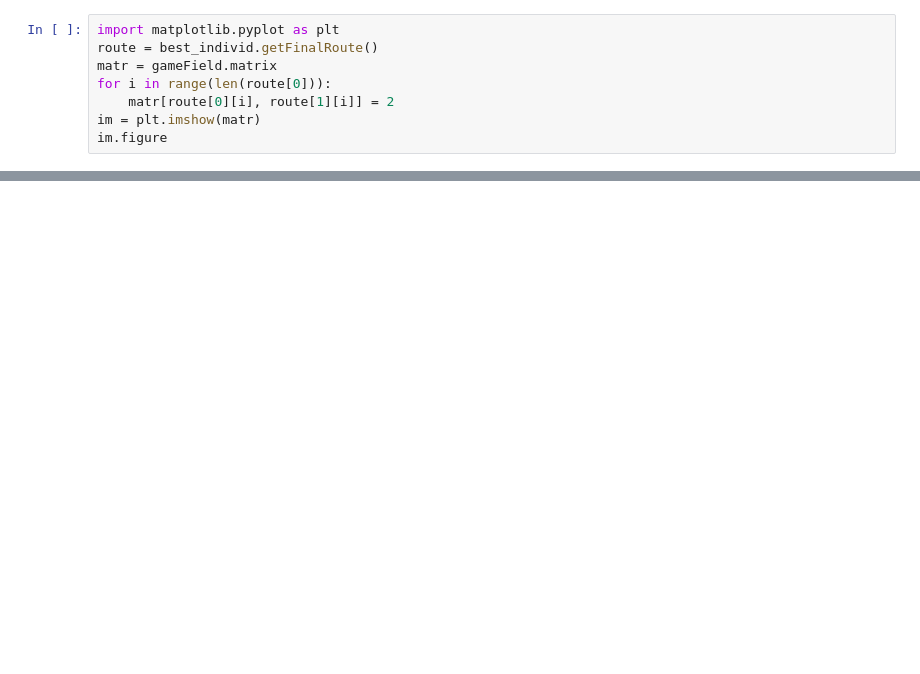
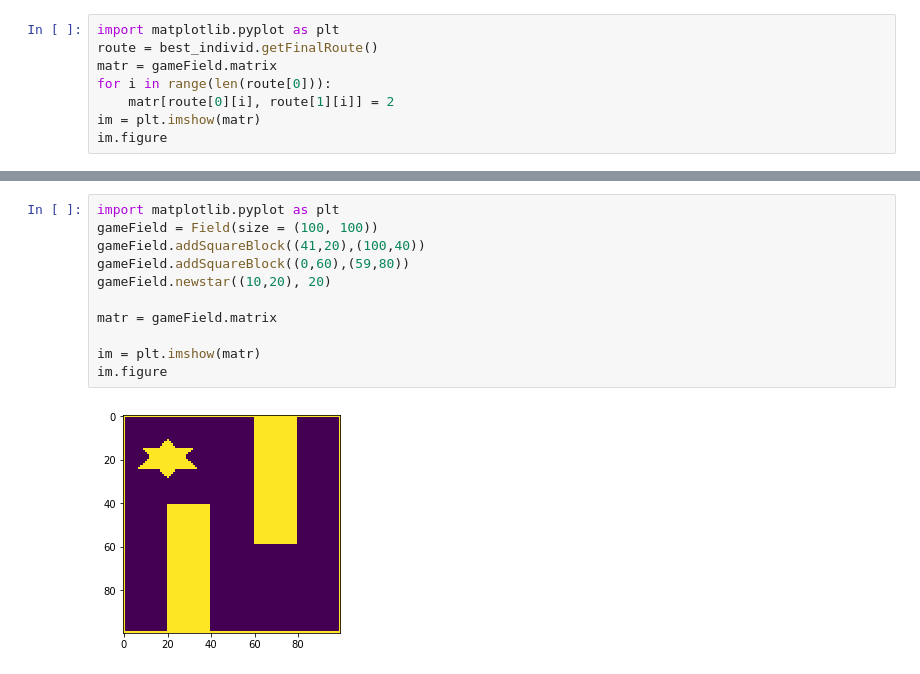
Before and after one commit to anitera/evolvemove, a Jupyter notebook: Path_finding.ipynb, the cells around one changed output, grey strips where cells are left out. Cells and saved outputs as stored; diff of their text form; blank space fills up the shorter version.

```diff
--- a/Path_finding.ipynb
+++ b/Path_finding.ipynb
@@ -341,0 +428,13 @@ plt.show()
+# %%
+import matplotlib.pyplot as plt
+gameField = Field(size = (100, 100))
+gameField.addSquareBlock((41,20),(100,40))
+gameField.addSquareBlock((0,60),(59,80))
+gameField.newstar((10,20), 20)
+
+matr = gameField.matrix
+
+im = plt.imshow(matr)
+im.figure
+# %% [output]
+[figure, added]
```
Also changed, not shown: parts of 4 cells of this notebook, 1 other file.
